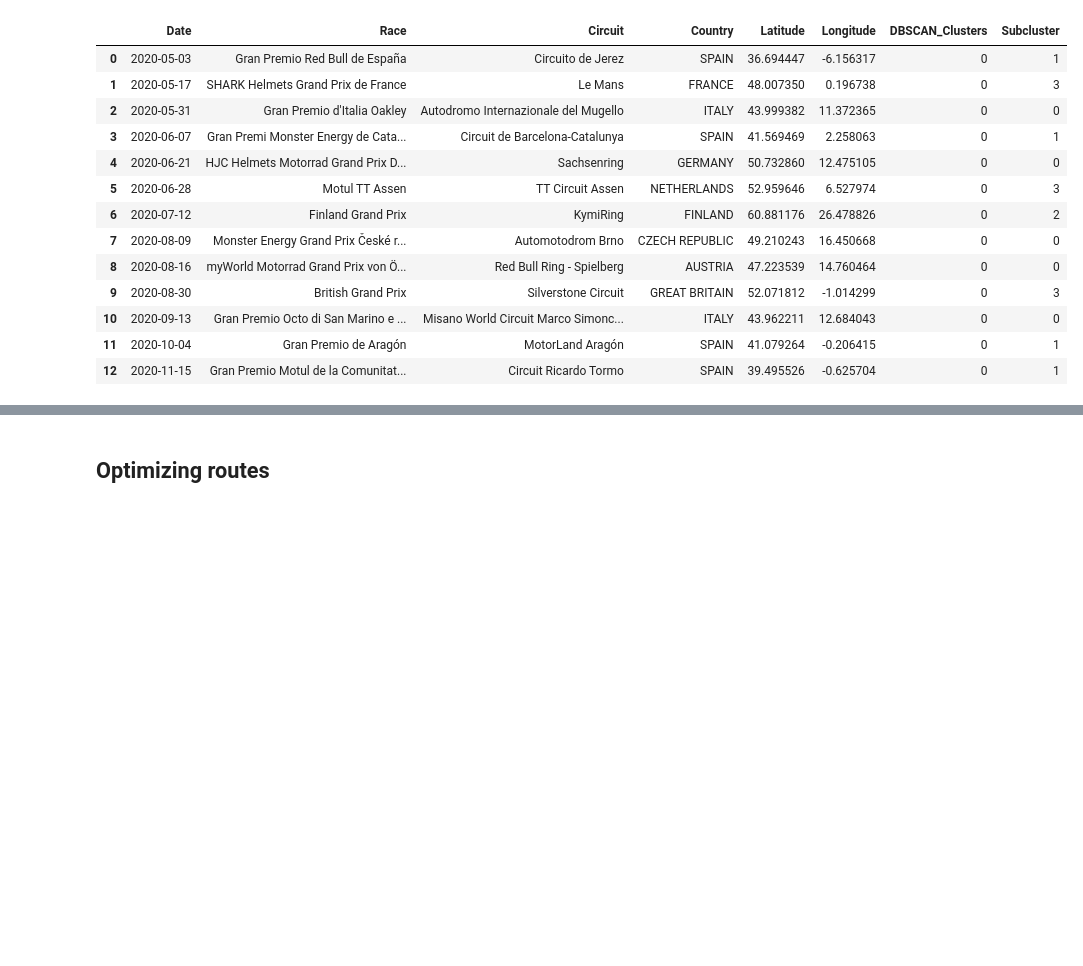
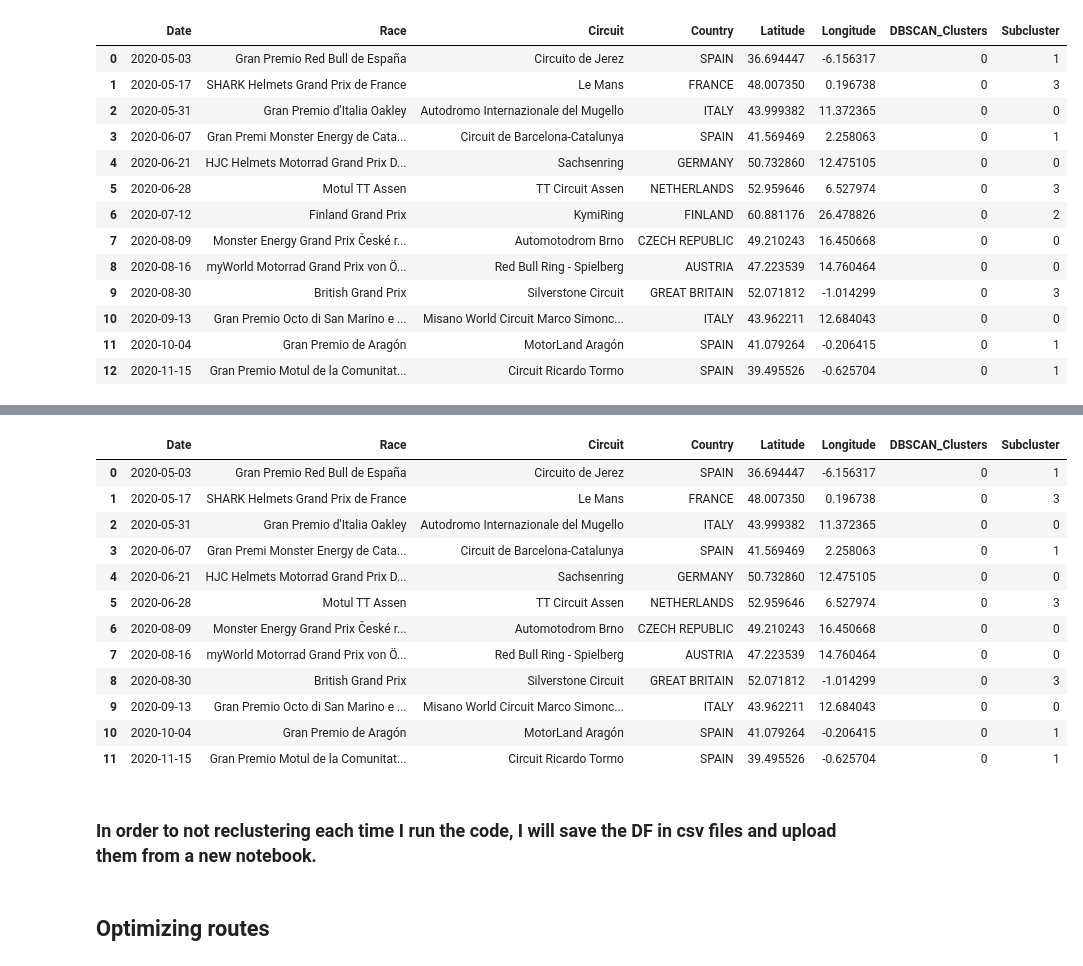
Before and after one commit to GuillemGodayol/Final-Project-Optimizing-MotoGP-Calendar, a Jupyter notebook: notebooks/3.1_Analysis_Clustering.ipynb, the cells around one changed output, grey strips where cells are left out. Saved outputs shown, nothing was run; the diff lists cells and outputs as text; code cells hidden in the pictures; blank space fills up the shorter version.

Commit message:
updated clusters dataframes

```diff
--- a/notebooks/3.1_Analysis_Clustering.ipynb
+++ b/notebooks/3.1_Analysis_Clustering.ipynb
@@ -208,0 +234,20 @@ big_cluster
+# %%
+big_cluster.drop(big_cluster.query('Subcluster == 2').index,inplace = True)
+# %%
+big_cluster.reset_index(drop = True)
+# %% [output]
+|  | Date | Race | Circuit | Country | Latitude | Longitude | DBSCAN_Clusters | Subcluster |
+| 0 | 2020-05-03 | Gran Premio Red Bull de España | Circuito de Jerez | SPAIN | 36.694447 | -6.156317 | 0 | 1 |
+| 1 | 2020-05-17 | SHARK Helmets Grand Prix de France | Le Mans | FRANCE | 48.007350 | 0.196738 | 0 | 3 |
+| 2 | 2020-05-31 | Gran Premio d'Italia Oakley | Autodromo Internazionale del Mugello | ITALY | 43.999382 | 11.372365 | 0 | 0 |
+| 3 | 2020-06-07 | Gran Premi Monster Energy de Cata... | Circuit de Barcelona-Catalunya | SPAIN | 41.569469 | 2.258063 | 0 | 1 |
+| 4 | 2020-06-21 | HJC Helmets Motorrad Grand Prix D... | Sachsenring | GERMANY | 50.732860 | 12.475105 | 0 | 0 |
+| 5 | 2020-06-28 | Motul TT Assen | TT Circuit Assen | NETHERLANDS | 52.959646 | 6.527974 | 0 | 3 |
+| 6 | 2020-08-09 | Monster Energy Grand Prix České r... | Automotodrom Brno | CZECH REPUBLIC | 49.210243 | 16.450668 | 0 | 0 |
+| 7 | 2020-08-16 | myWorld Motorrad Grand Prix von Ö... | Red Bull Ring - Spielberg | AUSTRIA | 47.223539 | 14.760464 | 0 | 0 |
+| 8 | 2020-08-30 | British Grand Prix | Silverstone Circuit | GREAT BRITAIN | 52.071812 | -1.014299 | 0 | 3 |
+| 9 | 2020-09-13 | Gran Premio Octo di San Marino e ... | Misano World Circuit Marco Simonc... | ITALY | 43.962211 | 12.684043 | 0 | 0 |
+| 10 | 2020-10-04 | Gran Premio de Aragón | MotorLand Aragón | SPAIN | 41.079264 | -0.206415 | 0 | 1 |
+| 11 | 2020-11-15 | Gran Premio Motul de la Comunitat... | Circuit Ricardo Tormo | SPAIN | 39.495526 | -0.625704 | 0 | 1 |
+# %% [markdown]
+### In order to not reclustering each time I run the code, I will save the DF in csv files and upload them from a new notebook.
```
Also changed, not shown: parts of 7 cells of this notebook, 3 other files.
